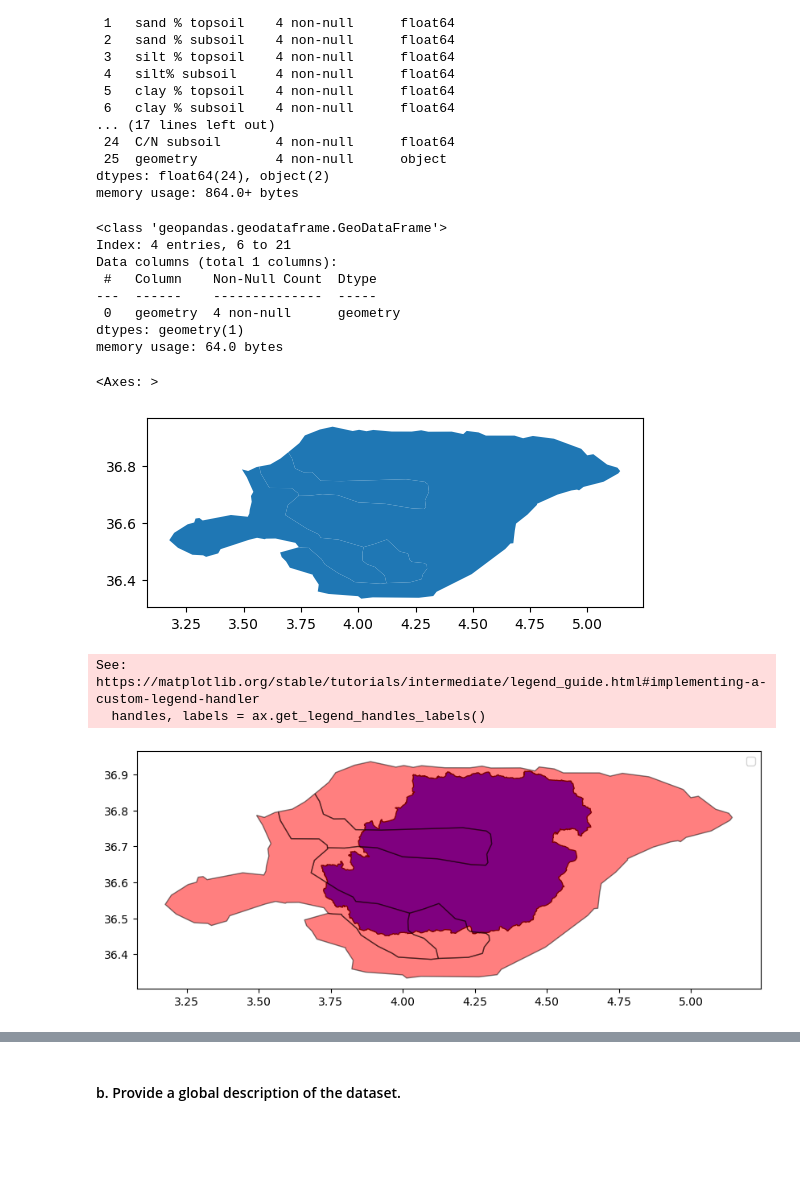
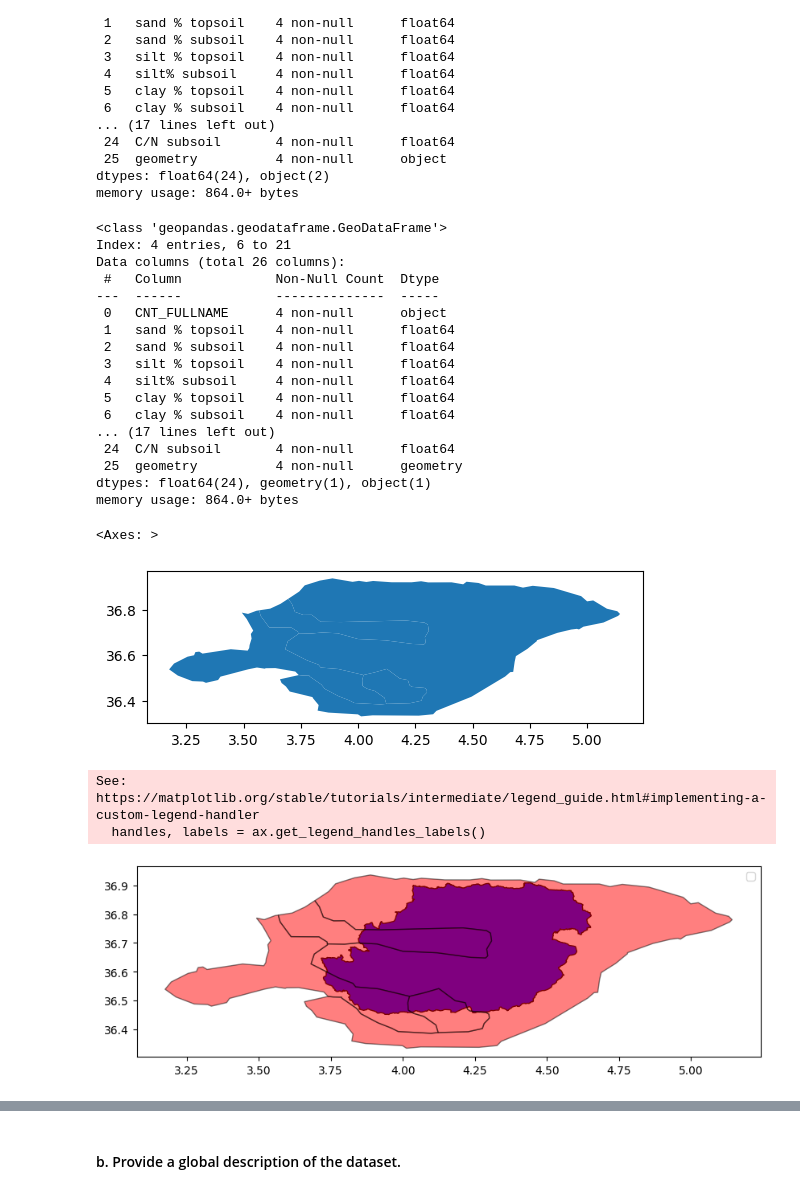
Before and after one commit to Rac11m/part1_dm, a Jupyter notebook: Code/dm.ipynb, the cells around one changed output, grey strips where cells are left out. Cells and saved outputs as stored; diff of their text form; code cells hidden in the pictures; blank space fills up the shorter version.

```diff
--- a/Code/dm.ipynb
+++ b/Code/dm.ipynb
@@ -110,20 +110,29 @@ Data columns (total 26 columns):
 dtypes: float64(24), object(2)
 memory usage: 864.0+ bytes
 # %%
-tizidf = geopd.GeoDataFrame(df['geometry'], crs="EPSG:4326")
+tizidf = geopd.GeoDataFrame(df, geometry='geometry')
 tizidf.info()
 tizidf.plot()
 # %% [output]
 <class 'geopandas.geodataframe.GeoDataFrame'>
 Index: 4 entries, 6 to 21
-Data columns (total 1 columns):
- #   Column    Non-Null Count  Dtype
----  ------    --------------  -----
- 0   geometry  4 non-null      geometry
-dtypes: geometry(1)
-memory usage: 64.0 bytes
+Data columns (total 26 columns):
+ #   Column            Non-Null Count  Dtype
+---  ------            --------------  -----
+ 0   CNT_FULLNAME      4 non-null      object
+ 1   sand % topsoil    4 non-null      float64
+ 2   sand % subsoil    4 non-null      float64
+ 3   silt % topsoil    4 non-null      float64
+ 4   silt% subsoil     4 non-null      float64
+ 5   clay % topsoil    4 non-null      float64
+ 6   clay % subsoil    4 non-null      float64
+... (17 lines left out)
+ 24  C/N subsoil       4 non-null      float64
+ 25  geometry          4 non-null      geometry
+dtypes: float64(24), geometry(1), object(1)
+memory usage: 864.0+ bytes
 <Axes: >
-[figure, old version]
+[figure, new version]
 # %%
 import matplotlib.pyplot as plt
 
@@ -145,4 +154,4 @@ plt.show()
 # %% [output]
 See: https://matplotlib.org/stable/tutorials/intermediate/legend_guide.html#implementing-a-custom-legend-handler
   handles, labels = ax.get_legend_handles_labels()
-[figure, old version]
+[figure, new version]
```
Also changed, not shown: parts of 4 cells of this notebook, 1 other file.
